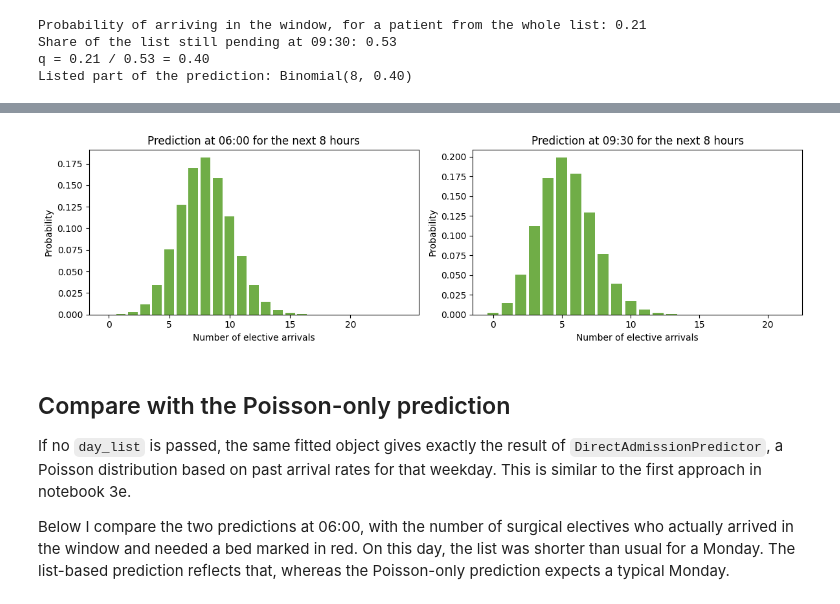
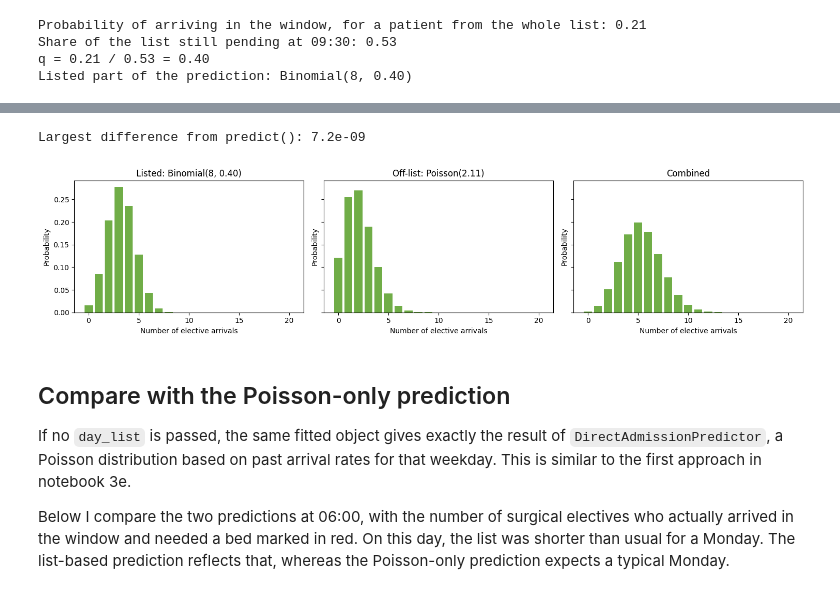
Before and after one commit to zmek/patientflow, a Jupyter notebook: notebooks/3g_Predict_elective_demand_using_a_list.ipynb, the cells around one changed output, grey strips where cells are left out. Saved outputs shown, nothing was run; the diff lists cells and outputs as text; code cells hidden in the pictures.

```diff
--- a/notebooks/3g_Predict_elective_demand_using_a_list.ipynb
+++ b/notebooks/3g_Predict_elective_demand_using_a_list.ipynb
@@ -316,0 +319,6 @@ Conditioning nearly doubles the probability for each pending patient.
+# %%
+# Off-list rates for this day of the week: one value per 15-minute interval of the day
+off_list_rates = list(surgical_weights['off_list_arrival_rates_by_weekday'][prediction_date.weekday()].values())
+off_list_mean = sum(off_list_rates[start:end])
+
+print(f'Off-list part of the prediction: Poisson({off_list_mean:.2f})')
@@ -317,32 +331,40 @@ Conditioning nearly doubles the probability for each pending patient.
 # %%
+from scipy.stats import binom, poisson
 from patientflow.viz.probability_distribution import plot_prob_dist
 from patientflow.viz.pipeline_plots import create_colour_dict
 
 colour_dict = create_colour_dict()
 
-fig, axes = plt.subplots(1, 2, figsize=(12, 3.5))
-for ax, prediction_time in zip(axes, [(6, 0), (9, 30)]):
-    predicted_pmf = list_model.predict(
-        prediction_time=prediction_time,
-        prediction_window=prediction_window,
-        filter_keys='surgical',
-        prediction_date=prediction_date,
-        day_list=elective_list_for_day,
-        arrivals=elective_arrivals,
-    )['surgical']
-    plot_prob_dist(
-        predicted_pmf,
-        f'Prediction at {prediction_time[0]:02d}:{prediction_time[1]:02d} for the next 8 hours',
-        include_titles=True,
-        truncate_at_beds=25,
-        bar_colour=colour_dict['single']['surgical'],
-        xlabel='Number of elective arrivals',
-        ax=ax,
-    )
+counts = np.arange(25)
+listed_pmf = binom.pmf(counts, n_pending, q)
+off_list_pmf = poisson.pmf(counts, off_list_mean)
+combined_pmf = np.convolve(listed_pmf, off_list_pmf)
+
+model_pmf = list_model.predict(
+    prediction_time=(9, 30),
+    prediction_window=prediction_window,
+    filter_keys='surgical',
+    prediction_date=prediction_date,
+    day_list=elective_list_for_day,
+    arrivals=elective_arrivals,
+)['surgical']['agg_proba'].to_numpy()
+n = min(len(combined_pmf), len(model_pmf))
+print(f'Largest difference from predict(): {np.abs(combined_pmf[:n] - model_pmf[:n]).max():.1e}')
+
+fig, axes = plt.subplots(1, 3, figsize=(15, 3.5), sharey=True)
+for ax, pmf, title in zip(
+    axes,
+    [listed_pmf, off_list_pmf, combined_pmf],
+    [f'Listed: Binomial({n_pending}, {q:.2f})', f'Off-list: Poisson({off_list_mean:.2f})', 'Combined'],
+):
+    plot_prob_dist(pmf, title, include_titles=True, truncate_at_beds=20,
+                   bar_colour=colour_dict['single']['surgical'],
+                   xlabel='Number of elective arrivals', ax=ax)
 plt.tight_layout()
 plt.show()
 # %% [output]
+Largest difference from predict(): 7.2e-09
-[figure, old version]
+[figure, new version]
 # %% [markdown]
 ## Compare with the Poisson-only prediction
 
```
Also changed, not shown: parts of 3 cells of this notebook, 4 other files.
